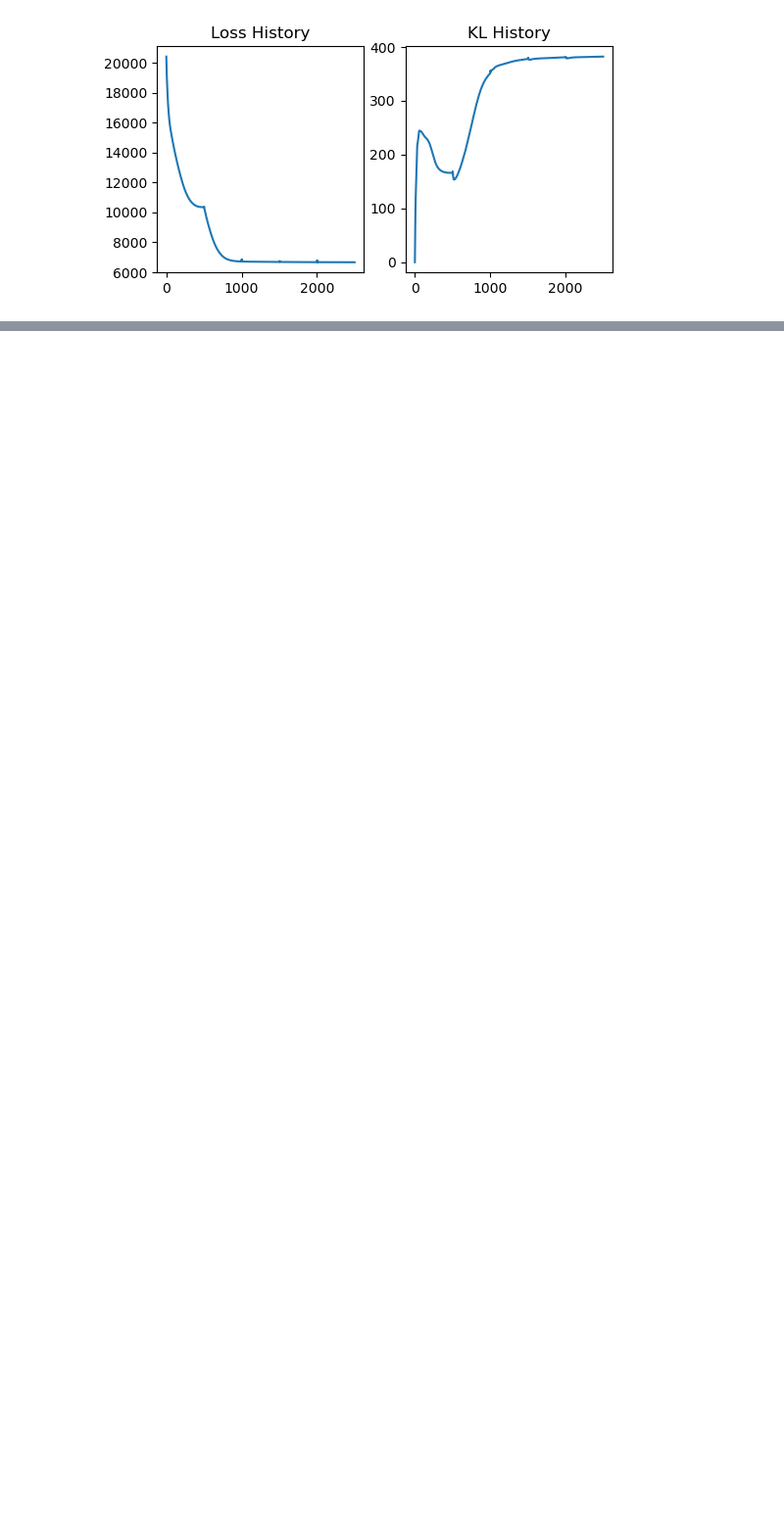
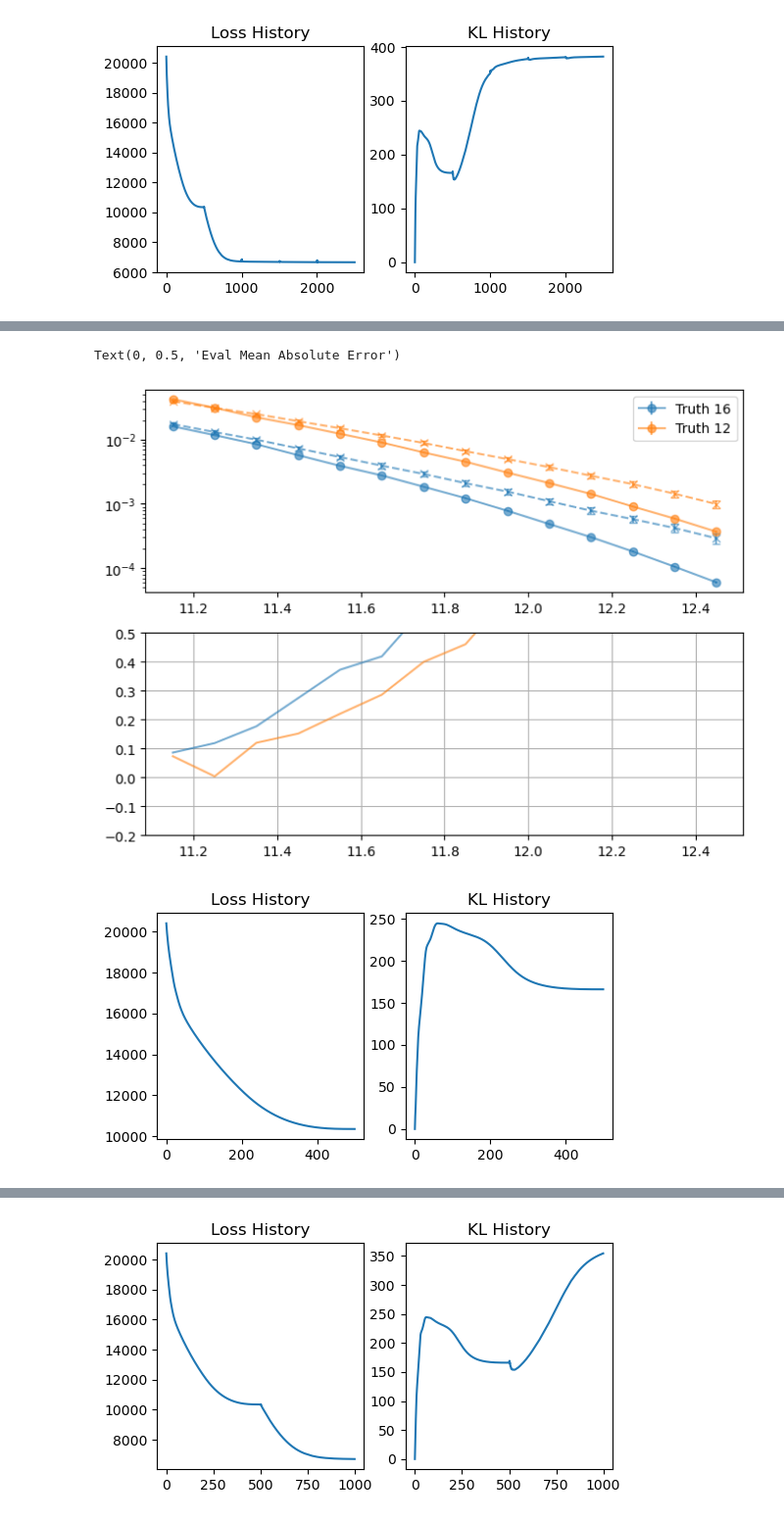
Before and after one commit to qezlou/Goku_ELG, a Jupyter notebook: emu/slurm_files/hmf_emu/hmf_emu_comp_kernel.ipynb, the cells around one changed output, grey strips where cells are left out. Shown at 98% size. Cells and saved outputs as stored; diff of their text form; code cells hidden in the pictures; blank space fills up the shorter version.

```diff
--- a/emu/slurm_files/hmf_emu/hmf_emu_comp_kernel.ipynb
+++ b/emu/slurm_files/hmf_emu/hmf_emu_comp_kernel.ipynb
@@ -269,0 +270,59 @@ emu.emu
+# %%
+from gal_goku import emus_multifid
+import numpy as np
+data_dir = '/home/qezlou/HD2/HETDEX/cosmo/data/'
+train_subdir = 'HMF/train_l10_comp_Matern52'
+num_inducing = 500
+num_latents = 10
+z=2.5
+emu = emus_multifid.HmfNativeBins(data_dir=data_dir, z=z, num_latents=num_latents,
+                                    num_inducing=num_inducing, logging_level='INFO')
+
+from matplotlib import pyplot as plt
+
+
+# Just checking the test on ind_train is good:
+sample_train = 12
+ind_test = 16
+
+
+eval_err = []
+eval_epochs = np.arange(500, 5100, 500)
+
+
+for epoch in eval_epochs:
+
+    mf= f'hmf_emu_combined_z2.5_inducing_500_latents_10_{epoch}.pkl'
+    fig, ax = plt.subplots(2,1,figsize=(8, 6))
+    for c, i in enumerate([ind_test, sample_train]):
+        mean_pred, err_pred = emu.predict(ind_test=np.array([i]),
+                                        train_subdir=train_subdir,
+                                        model_file=mf,
+                                        composite_kernel='rbf')
+        truth = emu.Y[1][i]
+        err_truth = emu.Y_err[1][i]
+        truth = 10**truth
+        mean_pred = 10**mean_pred
+        err_truth = truth * np.log(10) * err_truth
+        err_pred = mean_pred * np.log(10) * err_pred
+
+        ax[0].errorbar(emu.mbins, mean_pred.numpy().squeeze(), yerr=err_pred.numpy().squeeze(), fmt='--x', capsize=3, alpha=0.6, color=f'C{c}')
+        ax[0].errorbar(emu.mbins, truth, yerr=err_truth.squeeze(), fmt='-o', alpha=0.6, color=f'C{c}', label=f'Truth {i}')
+        ax[1].plot(emu.mbins, np.abs(mean_pred.numpy().squeeze()/truth - 1), alpha=0.6, color=f'C{c}')
+    ax[0].set_yscale('log')
+    ax[0].legend()
+    ax[1].grid()
+    ax[1].set_ylim(-.2, 0.5)
+
+    fig, ax = plt.subplots(1,2,figsize=(6,3))
+    ax[0].plot(emu.model_attrs['loss_history'])
+    ax[0].set_title('Loss History')
+    ax[1].plot(emu.model_attrs['kl_history'])
+    ax[1].set_title('KL History')
+    eval_err.append(np.mean(np.abs(mean_pred.numpy().squeeze()/truth - 1)))
+
+fig, ax = plt.subplots(1,1,figsize=(4,3))
+ax.plot(eval_epochs, eval_err, '-o')
+ax.set_xlabel('Training Epochs')
+ax.set_ylabel('Eval Mean Absolute Error')
+# %% [output]
@@ -269,0 +346,3 @@ emu.emu
+Text(0, 0.5, 'Eval Mean Absolute Error')
+[figure, added]
+[figure, added]
@@ -269,0 +350 @@ emu.emu
+[figure, added]
```
Also changed, not shown: parts of 2 cells of this notebook, 1 other file.
